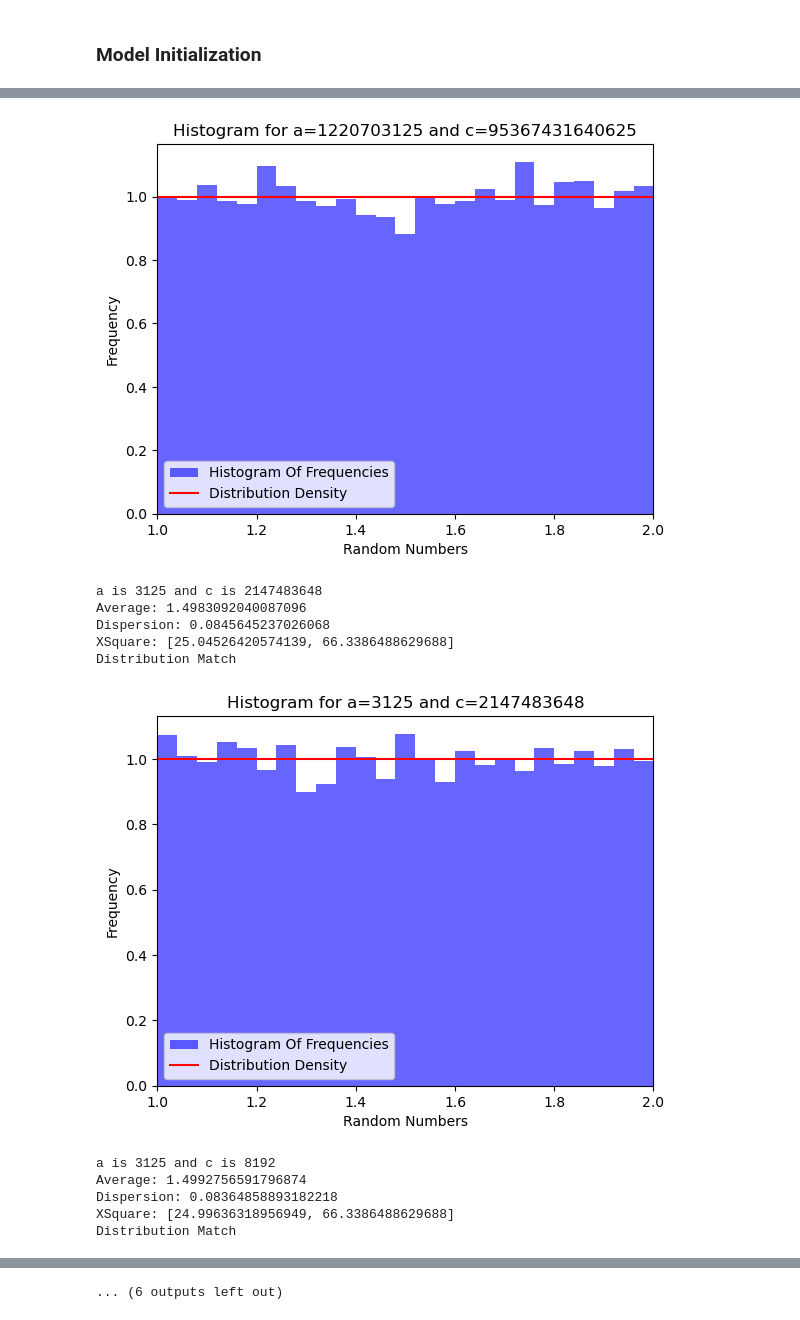
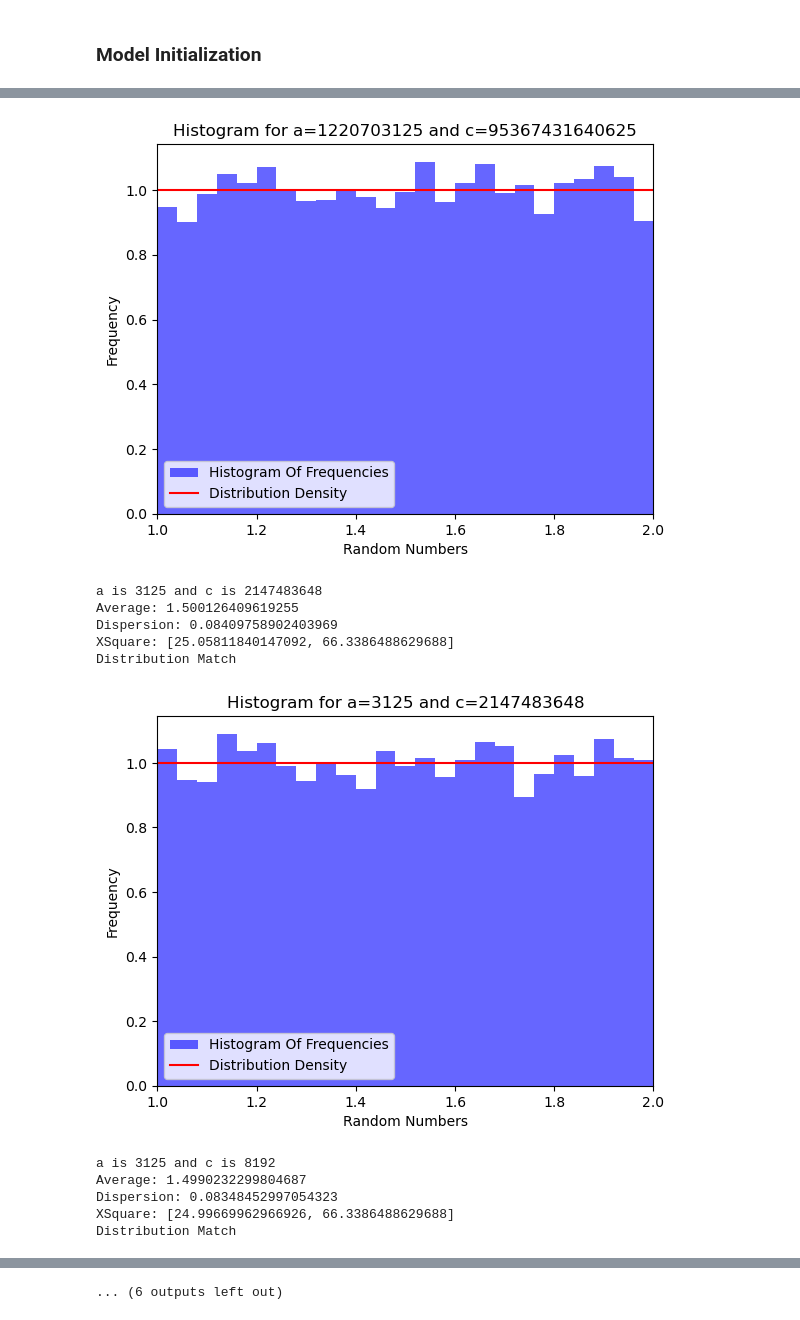
Before and after one commit to whitetark/modelling-systems, a Jupyter notebook: lab01/lab01.ipynb, the cells around one changed output, grey strips where cells are left out. Drawn from its saved outputs; the diff is of its cells as text; code cells hidden in the pictures.

```diff
--- a/lab01/lab01.ipynb
+++ b/lab01/lab01.ipynb
@@ -96,8 +94,6 @@ Distribution Match
 numOf = 10000
 aArr = [0, 2, 4]
 omegaArr = [1, 2, 3]
-numBins = 30
-alpha = 0.05
 # %% [markdown]
 ### Define Functions
 # %%
@@ -126,9 +122,9 @@ for a in aArr:
         dispersion = np.var(xArr)
         xRange = np.linspace(min(xArr), max(xArr), 100)
         normal = norm.pdf(xRange, loc=average, scale=np.sqrt(dispersion))
-        plt.hist(xArr, bins=numBins, density=True, alpha=0.6, label=f'omega:[{omega}] a:[{a}]', color='blue')
+        plt.hist(xArr, bins=30, density=True, alpha=0.6, label=f'omega:[{omega}] a:[{a}]', color='blue')
         plt.plot(xRange, normal, 'r-', label=f'avg:[{average}] sigma:[{np.sqrt(dispersion)}]')
-        xsqrStats, xsqrCrit = xsquareTest(xArr, numBins, alpha)
+        xsqrStats, xsqrCrit = xsquareTest(xArr, 30, 0.05)
 
         print(f'Omega is {omega} and A is {a}')
         print(f'XSquare: [{xsqrStats}, {xsqrCrit}]')
@@ -175,15 +171,13 @@ Distribution Match
 numOf = 10000
 aArr = [5**13, 5**5, 2**20]
 cArr = [2**31, 2**13, 5**20]
-numBins = 50
-alpha = 0.05
 # %% [markdown]
 ### Define Functions
 # %%
 def generateNumbers(a, c, numOf):
     z = np.zeros(numOf)
     x = np.zeros(numOf)
-    z[0] = 42  # Початкове значення z₀ (можна вибрати інше)
+    z[0] = 1
 
     for i in range(1, numOf):
         z[i] = (a * z[i-1]) % c
@@ -206,12 +200,12 @@ def xsquareUniTest(rndNumbers, numBins, alpha):
 for a in aArr:
     for c in cArr:
         rndNumbers = generateNumbers(a, c, numOf)
-        plt.hist(rndNumbers, bins=numBins, density=True, alpha=0.6, color='blue', label='Histogram Of Frequencies')
+        plt.hist(rndNumbers, bins=50, density=True, alpha=0.6, color='blue', label='Histogram Of Frequencies')
         average = np.mean(rndNumbers)
         dispersion = np.var(rndNumbers)
-        xsqrStats, xsqrCrit = xsquareUniTest(rndNumbers, numBins, alpha)
-        uni = uniform.pdf(np.linspace(0, 1, numBins))
-        plt.plot(np.linspace(1, 2, numBins), uni, 'r-', label='Distribution Density')
+        xsqrStats, xsqrCrit = xsquareUniTest(rndNumbers, 50, 0.05)
+        uni = uniform.pdf(np.linspace(0, 1, 50))
+        plt.plot(np.linspace(1, 2, 50), uni, 'r-', label='Distribution Density')
 
         print(f'a is {a} and c is {c}')
         print(f'Average: {average}')
@@ -249,13 +243,13 @@ XSquare: [25.051312500000872, 66.3386488629688]
 Distribution Match
-[figure, old version]
+[figure, new version]
 a is 3125 and c is 2147483648
-Average: 1.4983092040087096
-Dispersion: 0.0845645237026068
-XSquare: [25.04526420574139, 66.3386488629688]
+Average: 1.500126409619255
+Dispersion: 0.08409758902403969
+XSquare: [25.05811840147092, 66.3386488629688]
 Distribution Match
-[figure, old version]
+[figure, new version]
 a is 3125 and c is 8192
-Average: 1.4992756591796874
-Dispersion: 0.08364858893182218
-XSquare: [24.99636318956949, 66.3386488629688]
+Average: 1.4990232299804687
+Dispersion: 0.08348452997054323
+XSquare: [24.99669962966926, 66.3386488629688]
 Distribution Match
```
Also changed, not shown: parts of 4 cells of this notebook.
